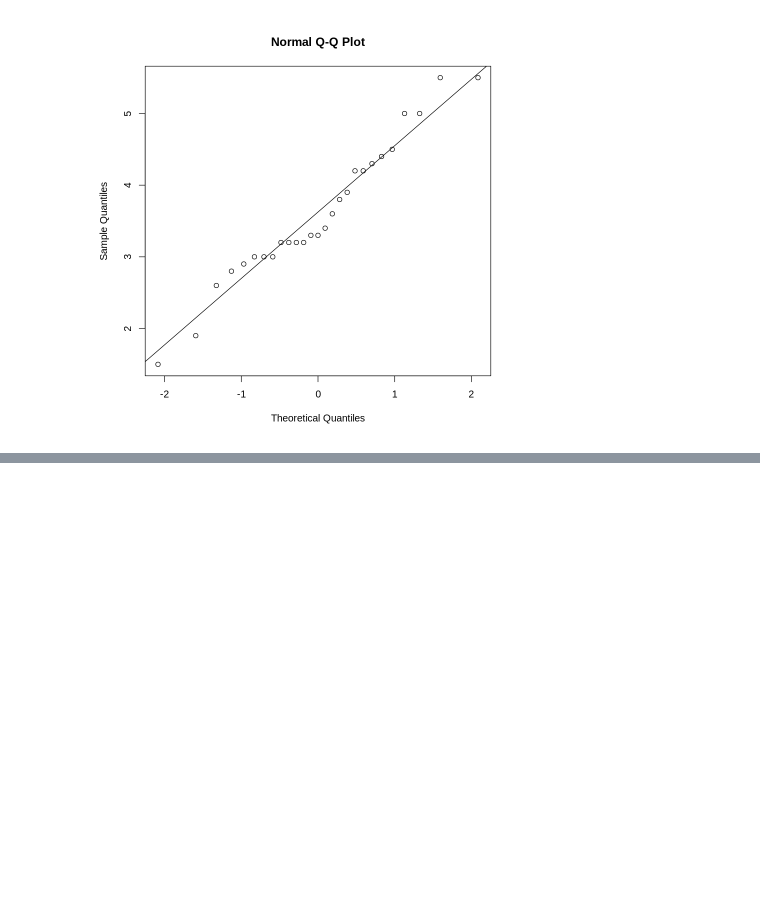
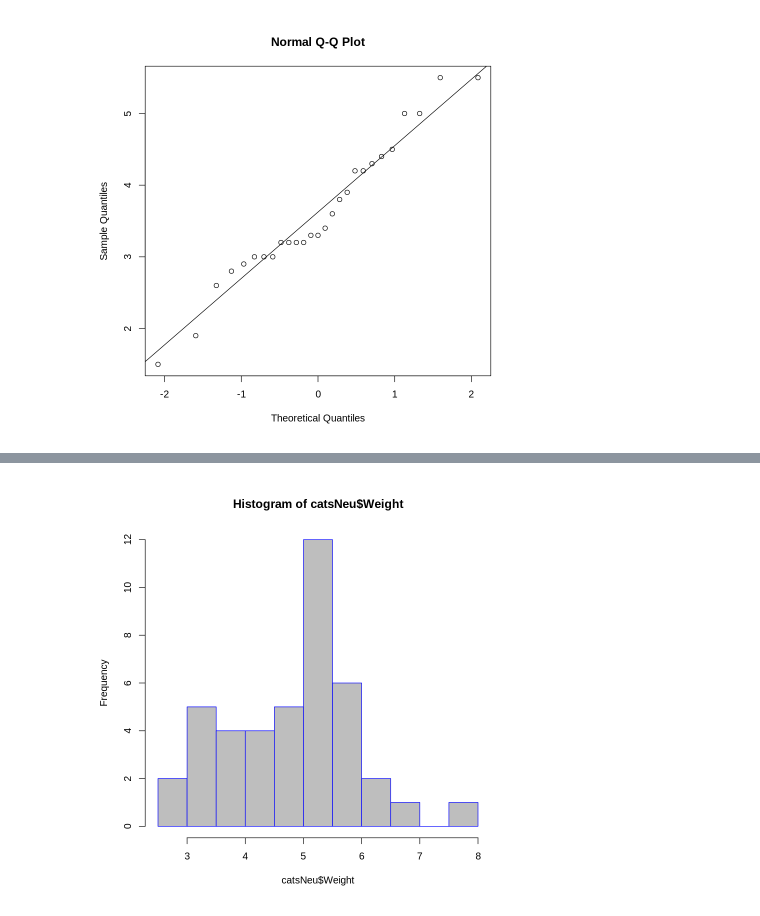
Before and after one commit to aceyiyuan/statistics, a Jupyter notebook: exercise2.ipynb, the cells around one changed output, grey strips where cells are left out. Saved outputs shown, nothing was run; the diff lists cells and outputs as text; code cells hidden in the pictures; blank space fills up the shorter version.

```diff
--- a/exercise2.ipynb
+++ b/exercise2.ipynb
@@ -278,0 +361,4 @@ qqline(catsF$Weight)
+# %%
+hist(catsNeu$Weight, border="blue", col="grey")
+# %% [output]
+[figure, added]
```
Also changed, not shown: parts of 24 cells of this notebook.
